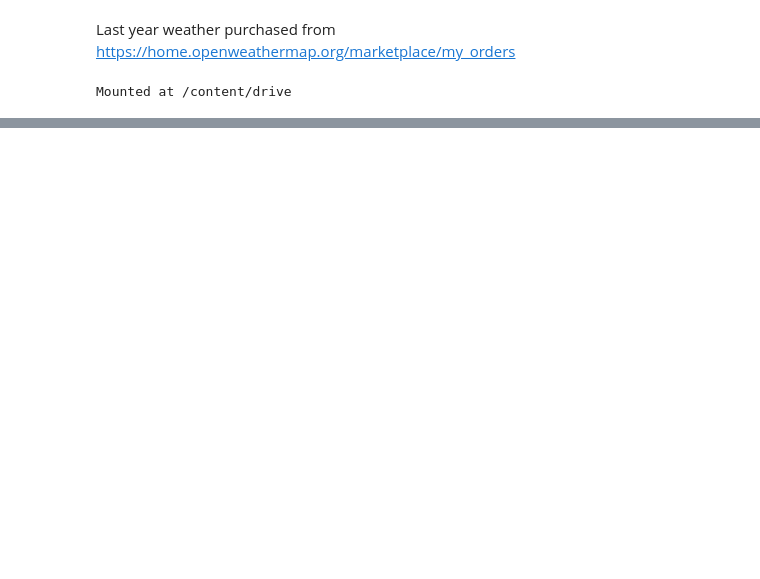
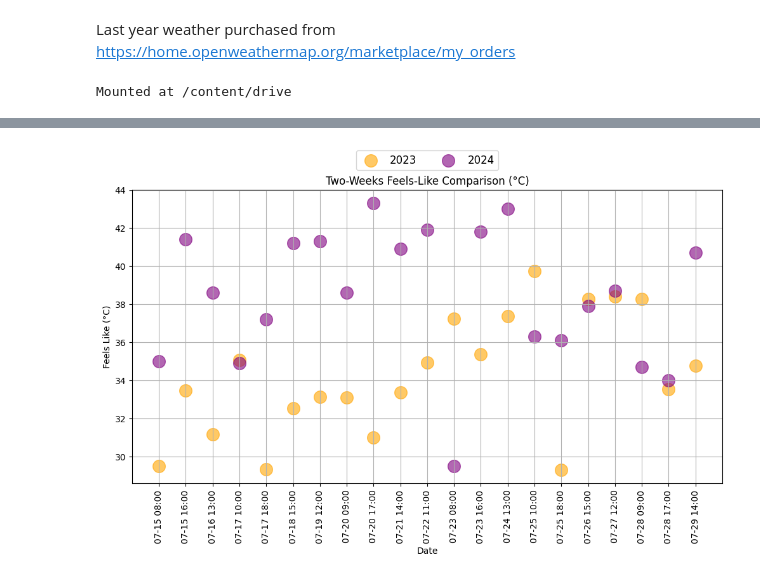
Before and after one commit to werowe/HypatiaAcademy, a Jupyter notebook: stats/Paphosweather_compare_last_year.ipynb, the cells around one changed output, grey strips where cells are left out. Drawn from its saved outputs; the diff is of its cells as text; code cells hidden in the pictures; blank space fills up the shorter version.

```diff
--- a/stats/Paphosweather_compare_last_year.ipynb
+++ b/stats/Paphosweather_compare_last_year.ipynb
@@ -149,3 +104,38 @@ plt.show()
+# %%
+import matplotlib.pyplot as plt
+
+# Sample data for demonstration (replace with your DataFrame)
+df = intersection
+
+df=df.iloc[::8, :]
+
+# Create the plot
+fig, ax = plt.subplots(figsize=(12, 6))
+
+
+ax.scatter(df['match'], df['feelslike-past'], s=200, alpha=0.6, color="orange", label='2023')
+ax.scatter(df['match'], df['feelslike-now'], s=200, alpha=0.6, color="purple", label='2024')
+
+# Set the x-axis label
+ax.set_xlabel('Date')
+
+# Set the y-axis label
+ax.set_ylabel('Feels Like (°C)')
+
+# Rotate x-axis labels by 90 degrees for better readability
+plt.xticks(rotation=90)
+
+# Set the title
+plt.title('Two-Weeks Feels-Like Comparison (°C)')
+
+# Add legend
+legend = plt.legend(loc='lower center', bbox_to_anchor=(0.5, 1.05), ncol=2, fontsize=12)
+plt.grid()
+
+# Show the plot
+plt.show()
+# %% [output]
+[figure, added]
 # %%
 import matplotlib.pyplot as plt
 
```
Also changed, not shown: parts of 14 cells of this notebook.
